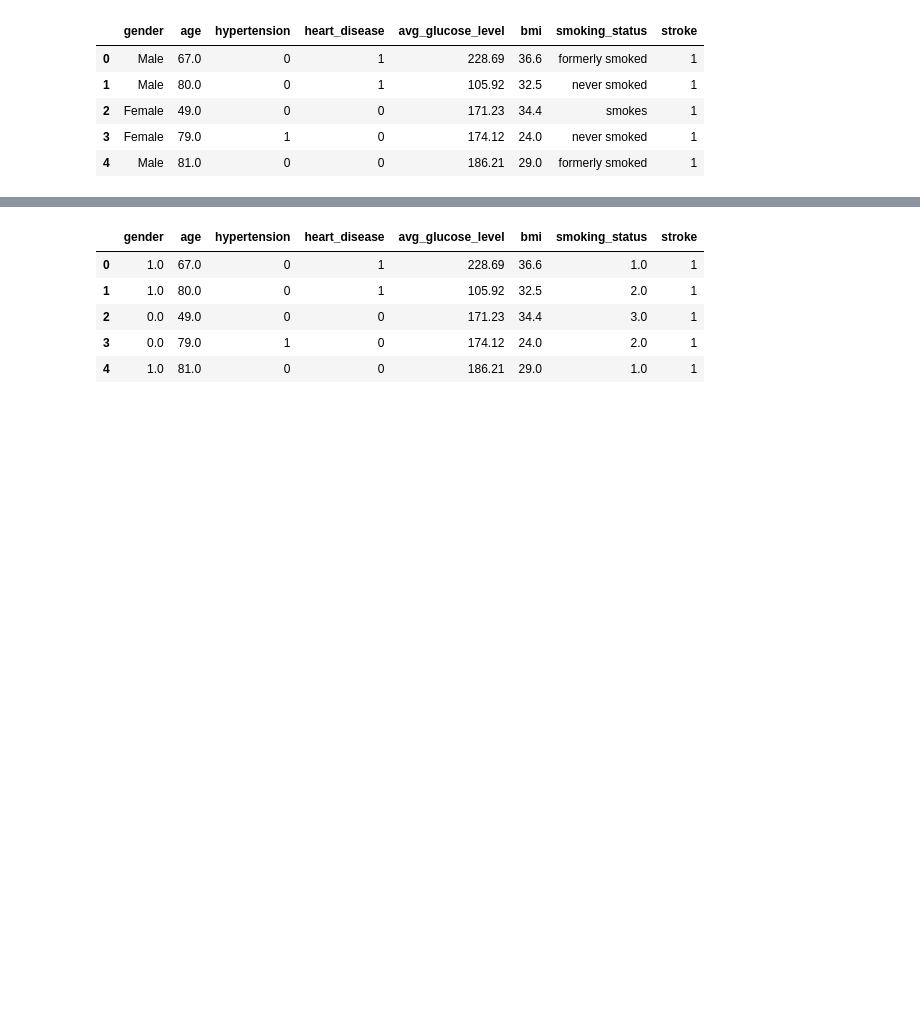
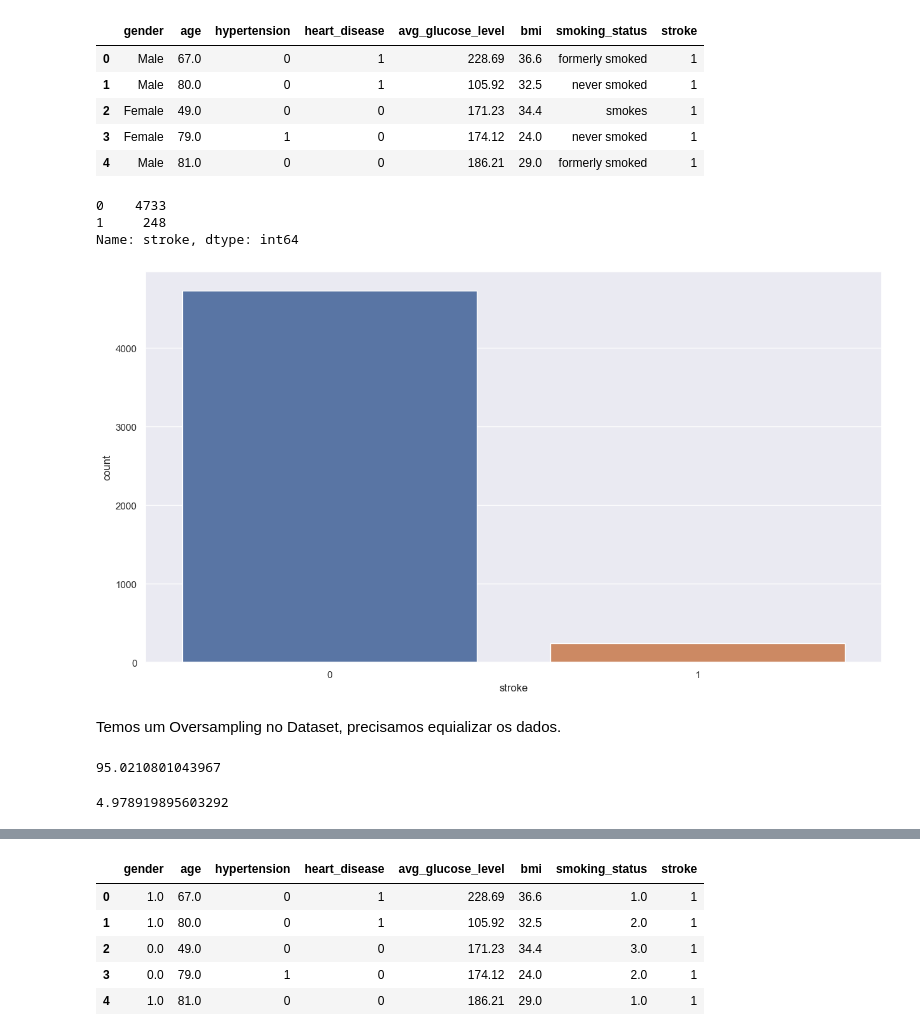
Before and after one commit to gabrielnunesmarques/MachineLearning, a Jupyter notebook: brainstroke.ipynb, the cells around one changed output, grey strips where cells are left out. Drawn from its saved outputs; the diff is of its cells as text; code cells hidden in the pictures; blank space fills up the shorter version.

```diff
--- a/brainstroke.ipynb
+++ b/brainstroke.ipynb
@@ -65,3 +81,7 @@ from sklearn.preprocessing import OrdinalEncoder
 ord_enc = OrdinalEncoder()
 df["gender"] = ord_enc.fit_transform(df[["gender"]])
 df["smoking_status"] = ord_enc.fit_transform(df[["smoking_status"]])
+# %%
+target = 'stroke'
+x = df.loc[:,df.columns!=target]
+y = df.loc[:,df.columns==target]
@@ -67,0 +92,20 @@ df["smoking_status"] = ord_enc.fit_transform(df[["smoking_status"]])
+# %%
+ax = sns.countplot(x=target,data=df)
+print(df[target].value_counts())
+# %% [output]
+0    4733
+1     248
+Name: stroke, dtype: int64
+[figure, added]
+# %% [markdown]
+Temos um Oversampling no Dataset, precisamos equializar os dados.
+# %%
+percentage_no_stroke = 100*(4733/float(df.shape[0]))
+percentage_no_stroke
+# %% [output]
+95.0210801043967
+# %%
+percentage_yes_stroke = 100*(248/float(df.shape[0]))
+percentage_yes_stroke
+# %% [output]
+4.978919895603292
```
Also changed, not shown: parts of 19 cells of this notebook.
